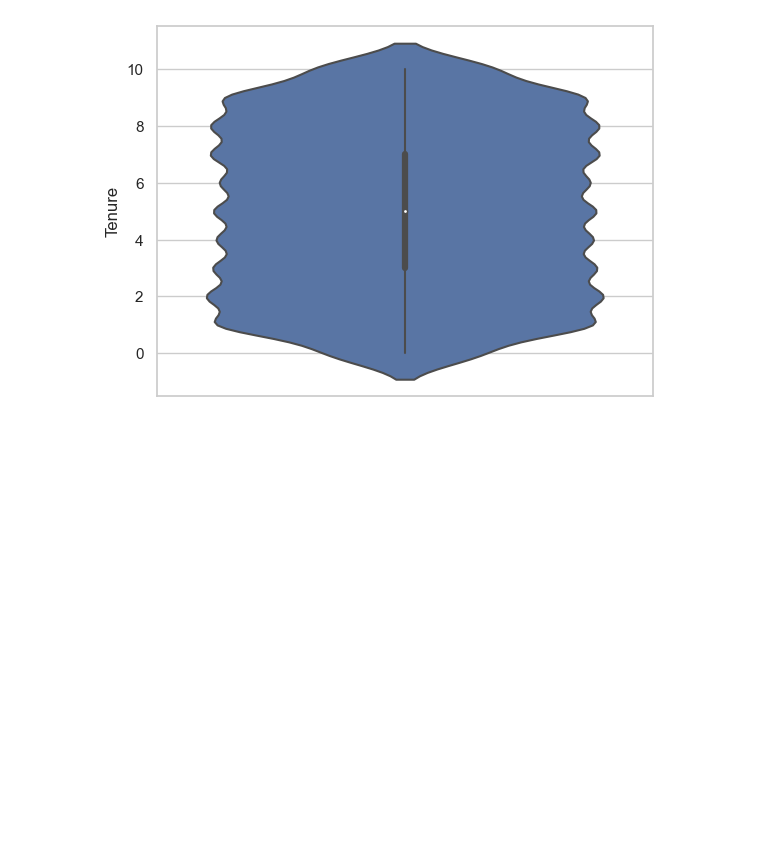
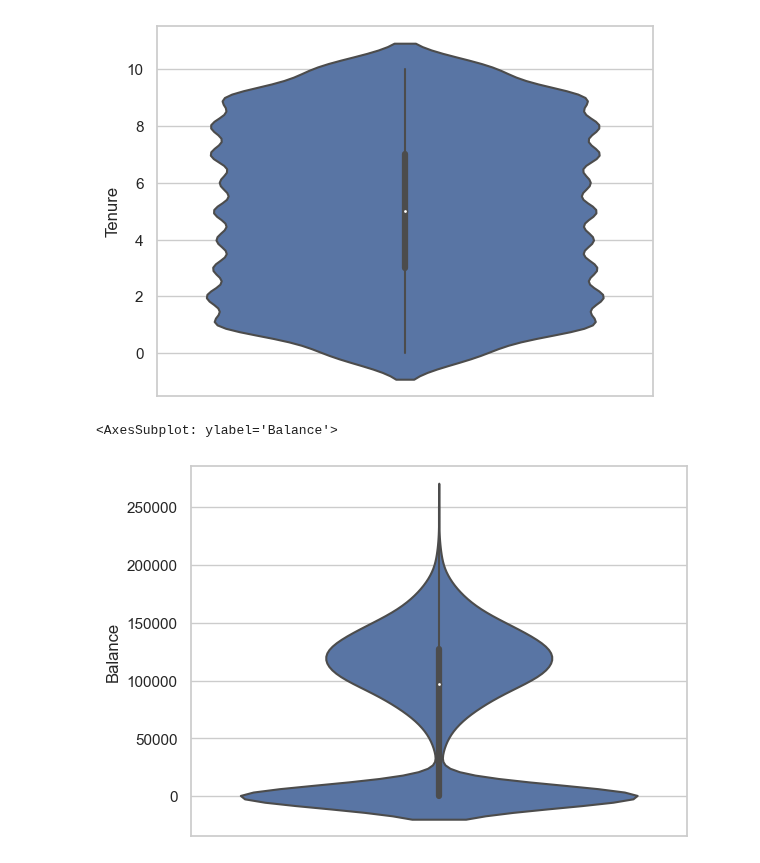
Before and after one commit to AmirMotefaker/Sales-Data-Analysis, a Jupyter notebook: Customer Churn Prediction/Customer Churn Prediction - Bank/Customer Churn Prediction - Bank.ipynb, the cells around one changed output. Drawn from its saved outputs; the diff is of its cells as text; code cells hidden in the pictures; blank space fills up the shorter version.

Commit message:
Added Balance violin plot

```diff
--- a/Customer Churn Prediction/Customer Churn Prediction - Bank/Customer Churn Prediction - Bank.ipynb
+++ b/Customer Churn Prediction/Customer Churn Prediction - Bank/Customer Churn Prediction - Bank.ipynb
@@ -131,3 +131,9 @@ sns.violinplot(y = dc.Tenure)
 # %% [output]
 <AxesSubplot: ylabel='Tenure'>
 [figure]
+# %%
+# Balance violin plot
+sns.violinplot(y = dc['Balance'])
+# %% [output]
+<AxesSubplot: ylabel='Balance'>
+[figure, added]
```
